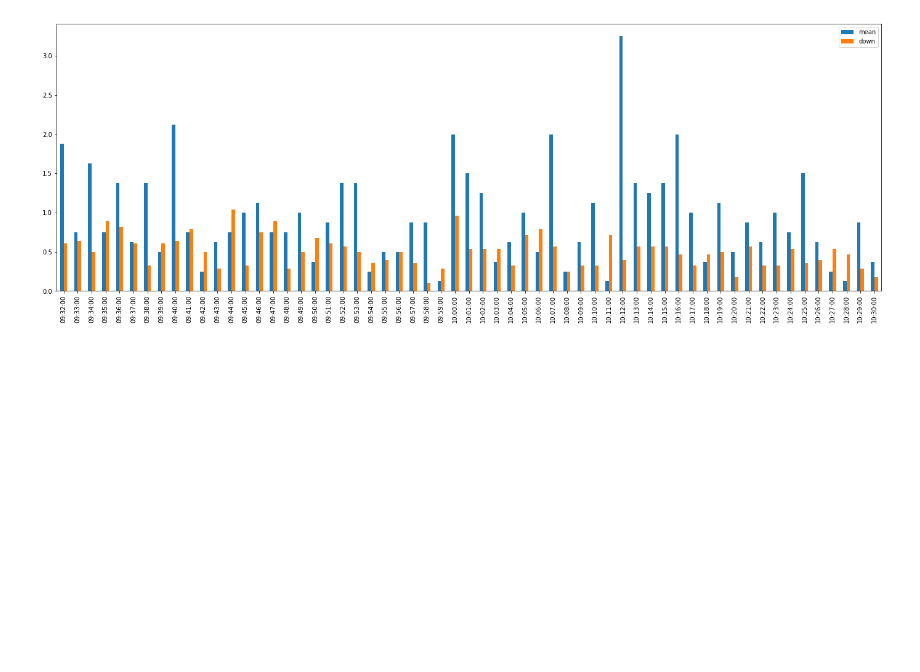
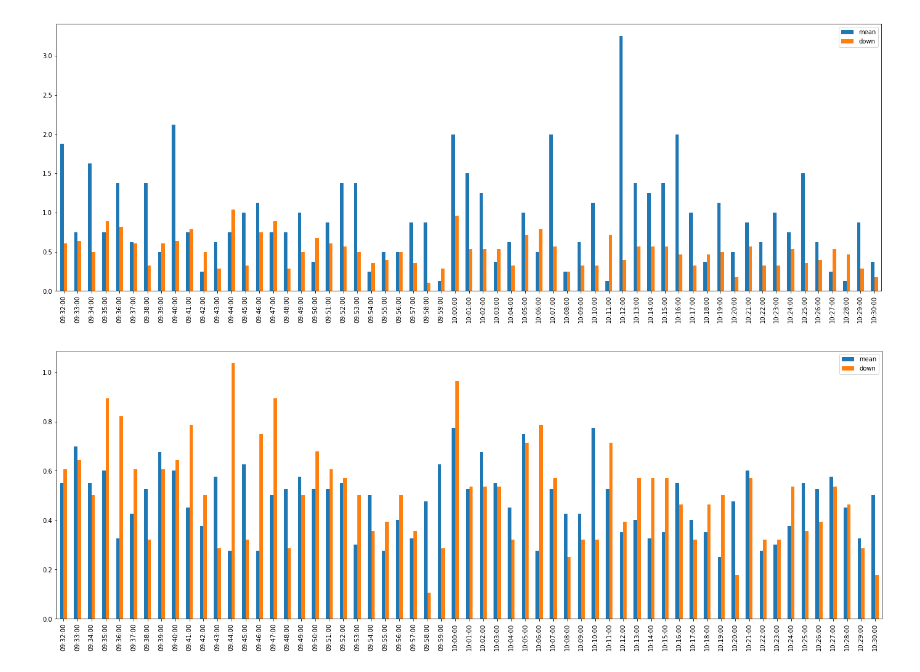
Before and after one commit to kevinfcleary/Brendan_Stuff, a Jupyter notebook: Brendan_Stuff/Analytics Suite v0.2.ipynb, the cells around one changed output. Drawn from its saved outputs; the diff is of its cells as text; code cells hidden in the pictures; blank space fills up the shorter version.

```diff
--- a/Brendan_Stuff/Analytics Suite v0.2.ipynb
+++ b/Brendan_Stuff/Analytics Suite v0.2.ipynb
@@ -369,3 +369,7 @@ df_temp.plot.bar(figsize=(24,8));
 # %%
 df_temp = df_930_1030_up_up['mean'].to_frame()
 df_temp['down'] = df_930_1030_down_down['mean']
+# %%
+df_temp.plot.bar(figsize=(24,8));
+# %% [output]
+[figure, added]
```
Also changed, not shown: parts of 4 cells of this notebook.
